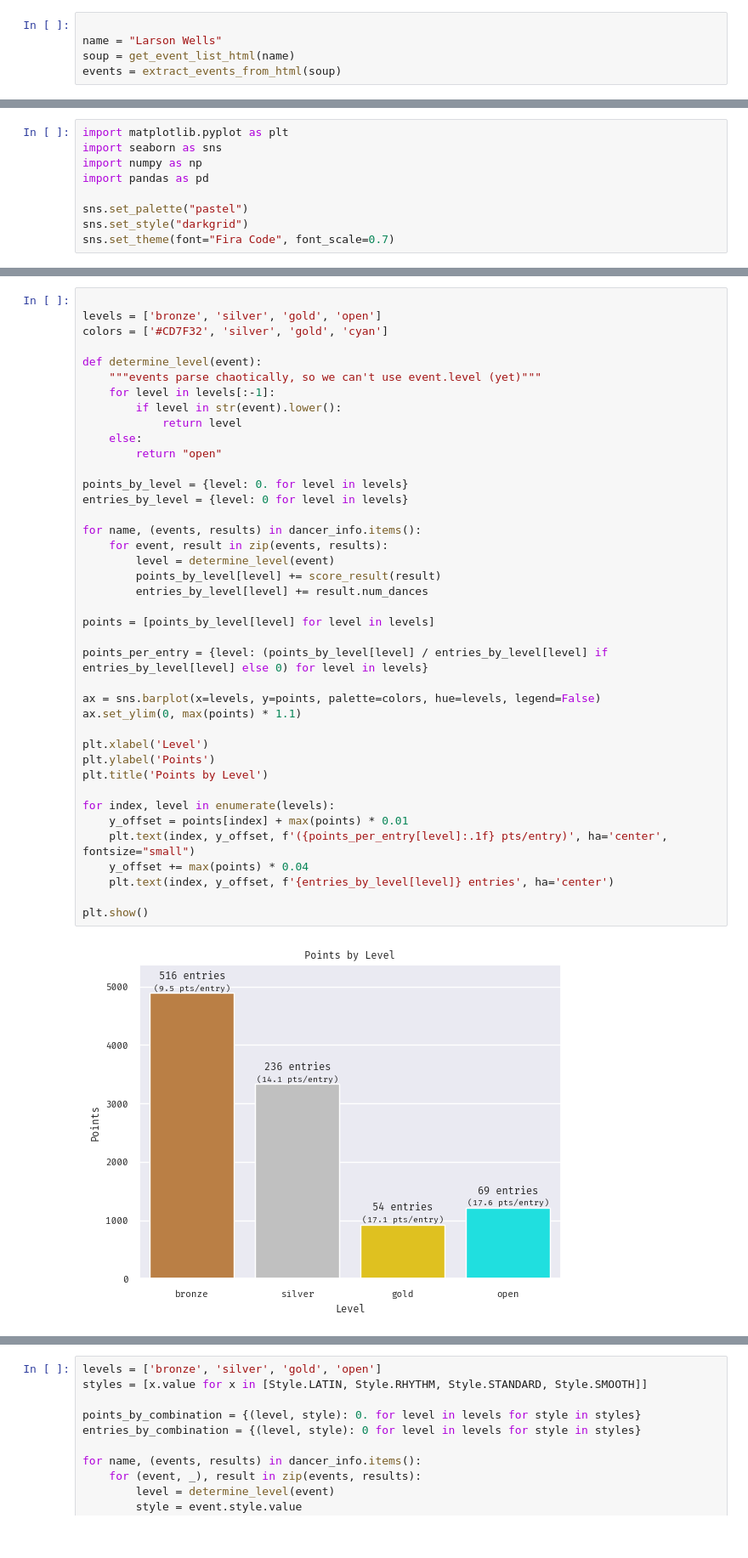
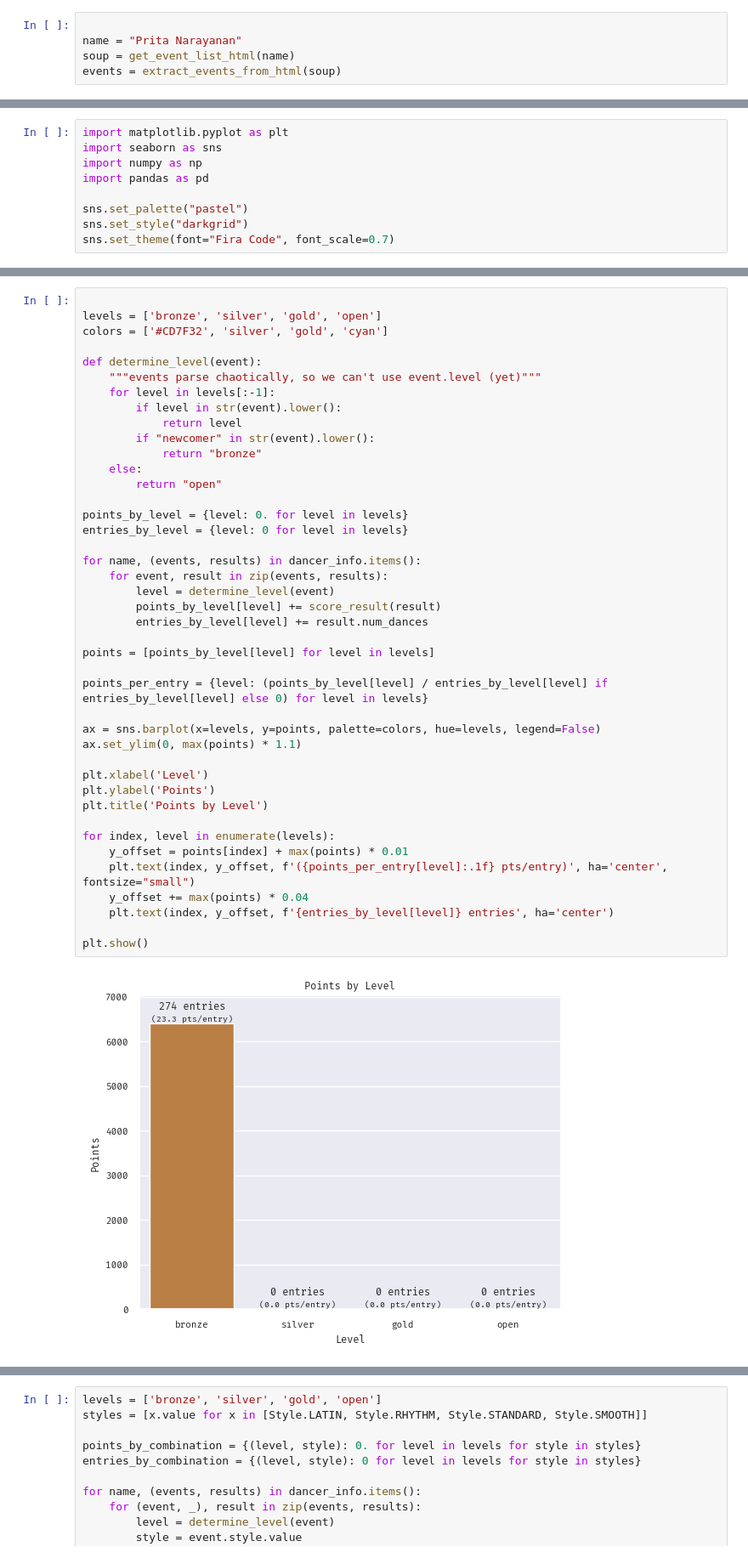
Before and after one commit to iCalculated/ballroom_analysis, a Jupyter notebook: nbs/03_viz.ipynb, the cells around one changed output, grey strips where cells are left out. Shown: that part at 85% size. Cells and saved outputs as stored; diff of their text form.

```diff
--- a/nbs/03_viz.ipynb
+++ b/nbs/03_viz.ipynb
@@ -25,7 +25,7 @@ detected single-event
 calculating event-wise score
 # %%
 
-name = "Larson Wells"
+name = "Prita Narayanan"
 soup = get_event_list_html(name)
 events = extract_events_from_html(soup)
 # %%
@@ -255,38 +273,40 @@ def determine_level(event):
     for level in levels[:-1]:
         if level in str(event).lower():
             return level
+        if "newcomer" in str(event).lower():
+            return "bronze"
     else:
         return "open"
 
 points_by_level = {level: 0. for level in levels}
 entries_by_level = {level: 0 for level in levels}
 
 for name, (events, results) in dancer_info.items():
     for event, result in zip(events, results):
         level = determine_level(event)
         points_by_level[level] += score_result(result)
         entries_by_level[level] += result.num_dances
 
 points = [points_by_level[level] for level in levels]
 
 points_per_entry = {level: (points_by_level[level] / entries_by_level[level] if entries_by_level[level] else 0) for level in levels}
 
 ax = sns.barplot(x=levels, y=points, palette=colors, hue=levels, legend=False)
 ax.set_ylim(0, max(points) * 1.1)
 
 plt.xlabel('Level')
 plt.ylabel('Points')
 plt.title('Points by Level')
 
 for index, level in enumerate(levels):
     y_offset = points[index] + max(points) * 0.01
     plt.text(index, y_offset, f'({points_per_entry[level]:.1f} pts/entry)', ha='center', fontsize="small")
     y_offset += max(points) * 0.04
     plt.text(index, y_offset, f'{entries_by_level[level]} entries', ha='center')
 
 plt.show()
 # %% [output]
-[figure, old version]
+[figure, new version]
 # %%
 styles = [x.value for x in [Style.LATIN, Style.RHYTHM, Style.STANDARD, Style.SMOOTH]]
 
```
Also changed, not shown: parts of 9 cells of this notebook, 4 other files.
